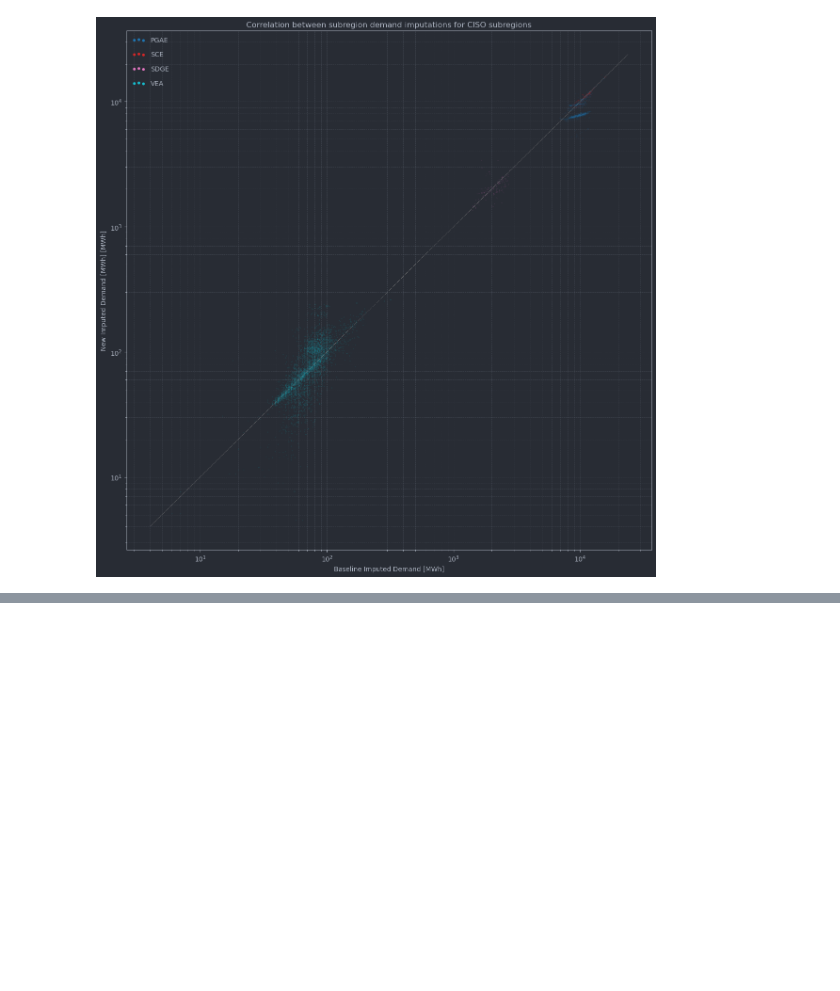
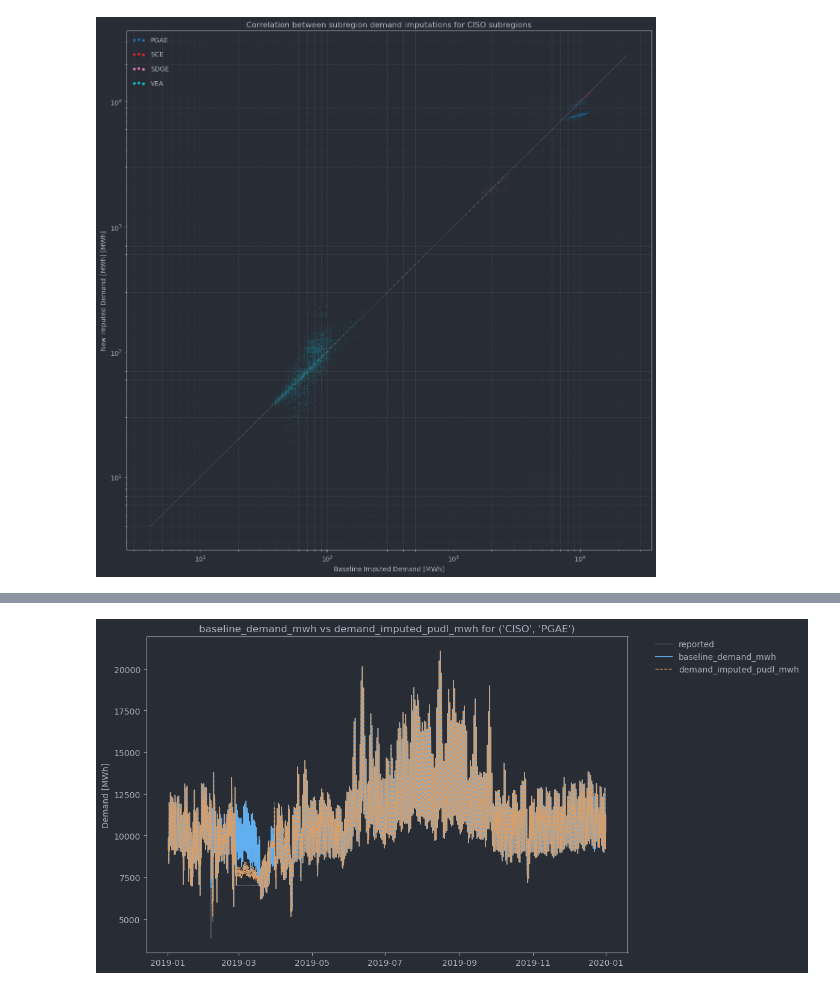
Before and after one commit to catalyst-cooperative/pudl-examples, a Jupyter notebook: 03-pudl-imputed-demand.ipynb, the cells around one changed output, grey strips where cells are left out. Cells and saved outputs as stored; diff of their text form; code cells hidden in the pictures; blank space fills up the shorter version.

```diff
--- a/03-pudl-imputed-demand.ipynb
+++ b/03-pudl-imputed-demand.ipynb
@@ -329,0 +384,13 @@ plot_correlation(
+# %%
+plot_compare_imputation(
+    comparison_df,
+    idx_cols=subregion_idx_cols,
+    idx_vals=("CISO", "PGAE"),
+    start_date="2019-01-01",
+    end_date="2019-12-31",
+    timeseries_a="baseline_demand_mwh",
+    timeseries_b="demand_imputed_pudl_mwh",
+    reported_col="demand_reported_mwh",
+)
+# %% [output]
+[figure, added]
```
Also changed, not shown: parts of 13 cells of this notebook.
